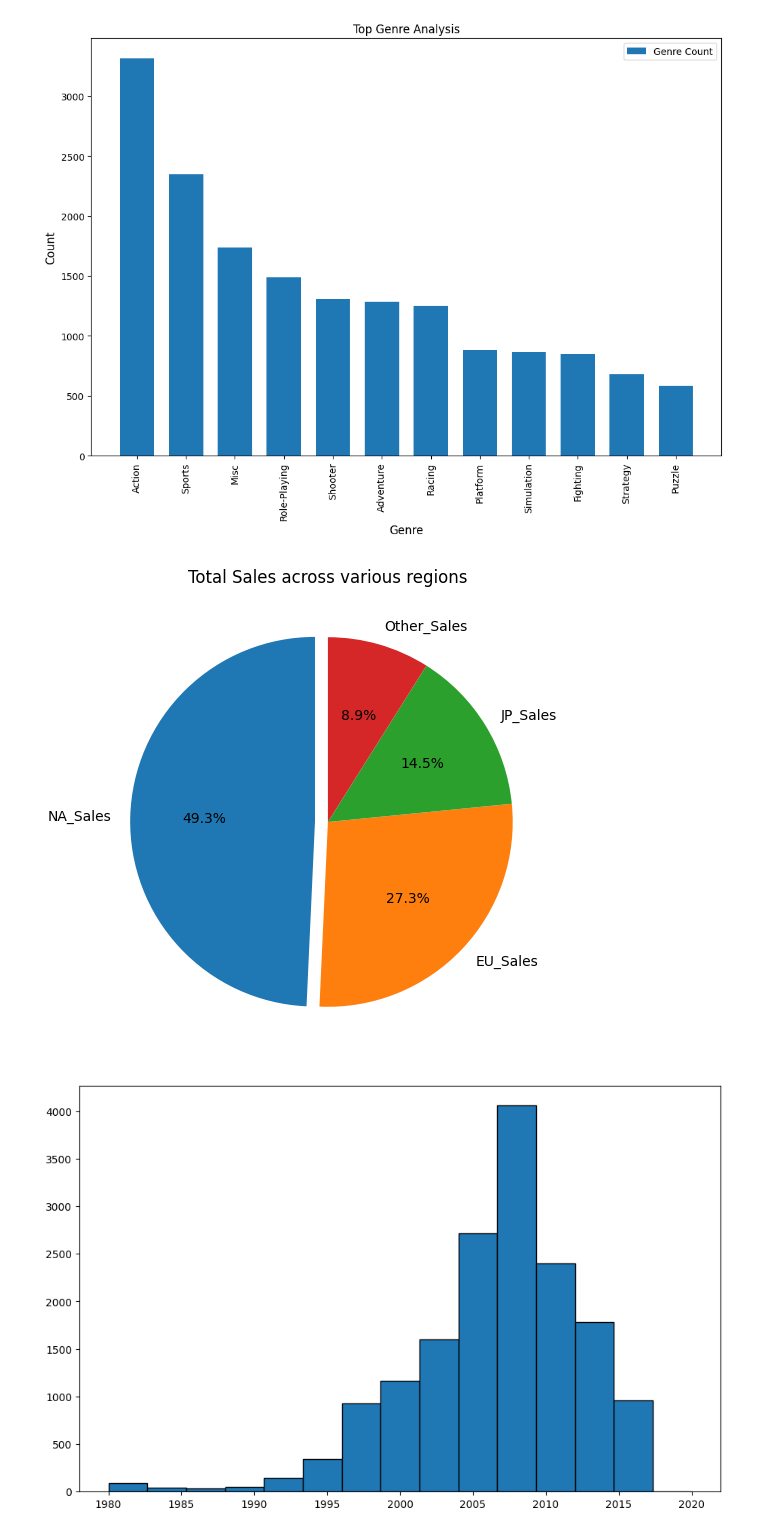
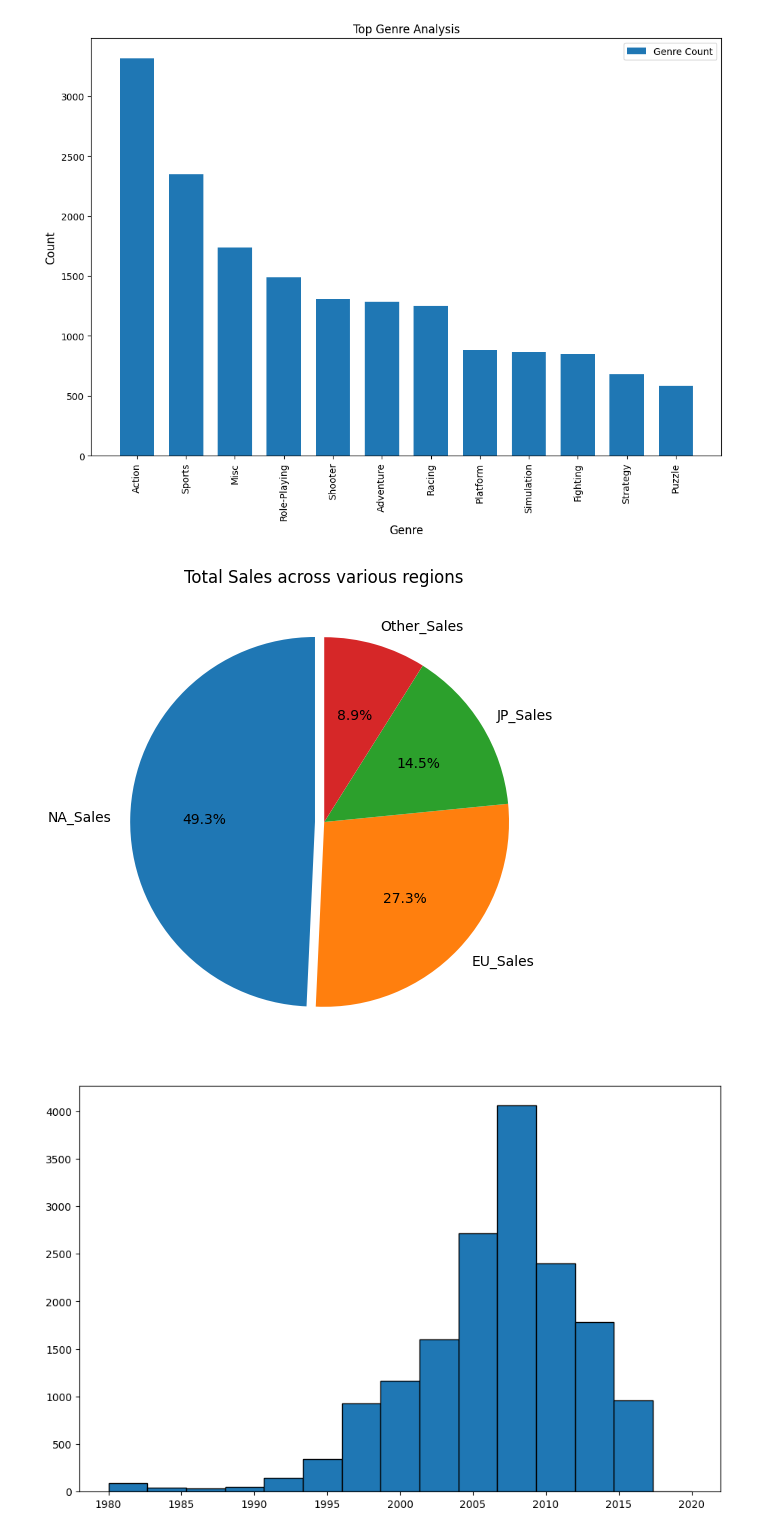
Before and after one commit to kushbharti/matlib_prac, a Jupyter notebook: Practices/base.ipynb, the cells around one changed output. Saved outputs shown, nothing was run; the diff lists cells and outputs as text; code cells hidden in the pictures.

```diff
--- a/Practices/base.ipynb
+++ b/Practices/base.ipynb
@@ -52,14 +37,13 @@ plt.show()
 # %%
 sales_data = data[['NA_Sales', 'EU_Sales', 'JP_Sales', 'Other_Sales']]
 region_sales = sales_data.T.sum(axis='columns')
 
-
 plt.figure(figsize=(10,6))
-plt.pie(region_sales, labels=region_sales.index, startangle=90, autopct='%1.1f%%', explode=(0.07,0,0,0))
+plt.pie(region_sales, labels=region_sales.index, startangle=90, autopct='%1.1f%%', explode=(0.05,0,0,0))
 plt.title('Total Sales across various regions')
 plt.show()
 # %% [output]
-[figure, old version]
+[figure, new version]
 # %%
 plt.figure(figsize=(11,7))
 plt.hist(data['Year'], bins=15, edgecolor='black')
```
Also changed, not shown: parts of 6 cells of this notebook.
